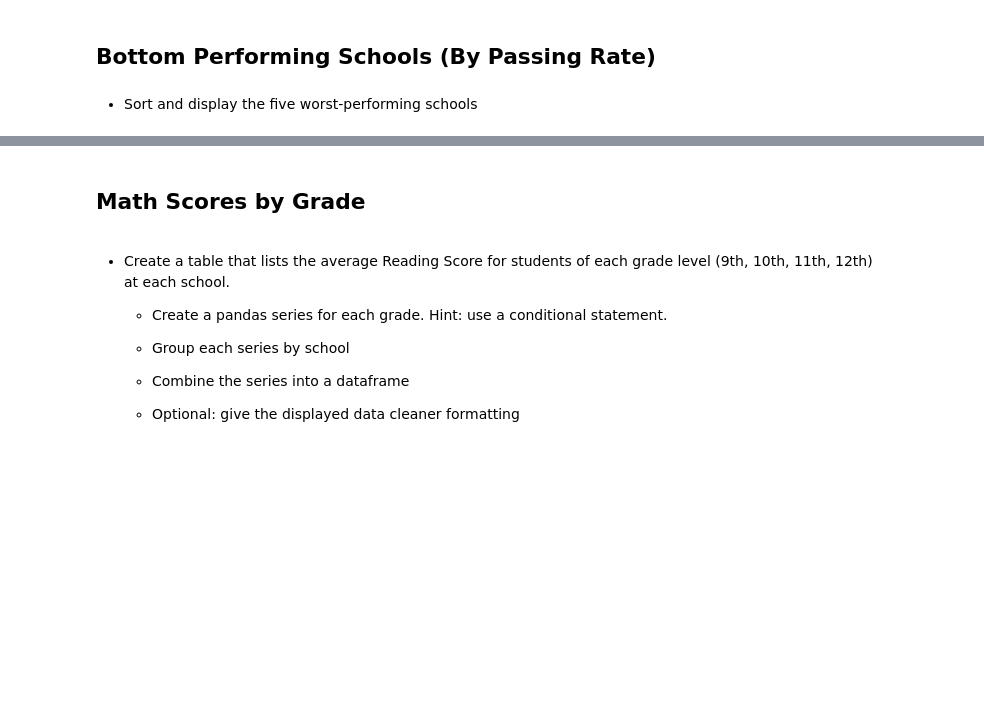
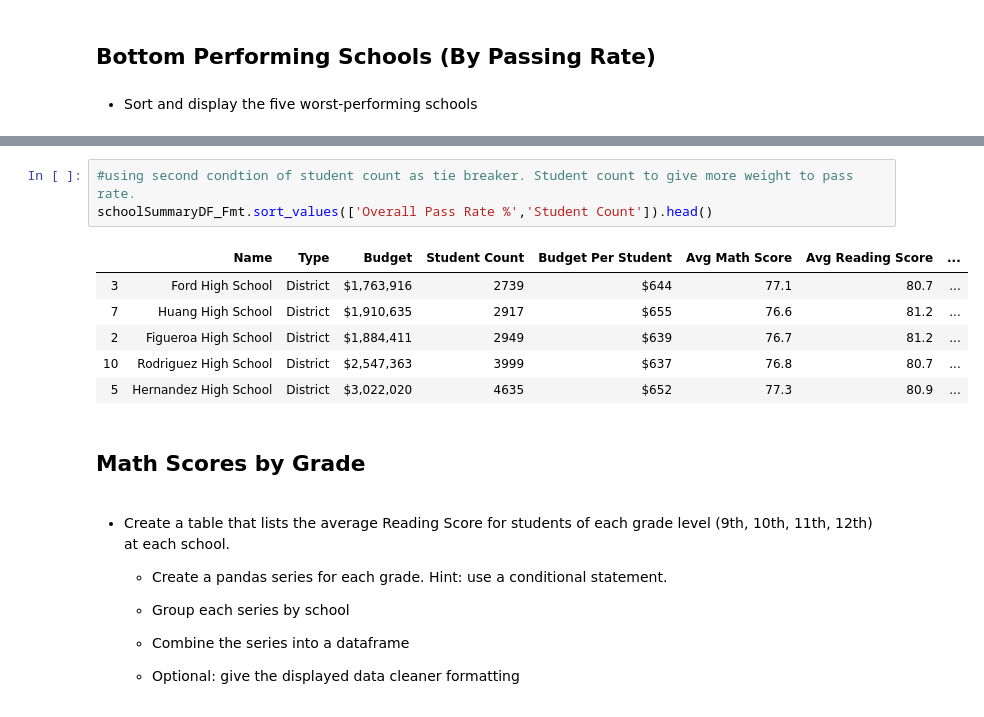
Before and after one commit to mhargroder/hw_04_Pandas, a Jupyter notebook: PyCitySchools_mHargroder.ipynb, the cells around one changed output, grey strips where cells are left out. Drawn from its saved outputs; the diff is of its cells as text; blank space fills up the shorter version.

```diff
--- a/PyCitySchools_mHargroder.ipynb
+++ b/PyCitySchools_mHargroder.ipynb
@@ -184,3 +177,13 @@ schoolSummaryDF_Fmt
+# %%
+#using second condtion of student count as tie breaker. Student count to give more weight to pass rate.
+schoolSummaryDF_Fmt.sort_values(['Overall Pass Rate %','Student Count']).head()
+# %% [output]
+|  | Name | Type | Budget | Student Count | Budget Per Student | Avg Math Score | Avg Reading Score | ... |
+| 3 | Ford High School | District | $1,763,916 | 2739 | $644 | 77.1 | 80.7 | ... |
+| 7 | Huang High School | District | $1,910,635 | 2917 | $655 | 76.6 | 81.2 | ... |
+| 2 | Figueroa High School | District | $1,884,411 | 2949 | $639 | 76.7 | 81.2 | ... |
+| 10 | Rodriguez High School | District | $2,547,363 | 3999 | $637 | 76.8 | 80.7 | ... |
+| 5 | Hernandez High School | District | $3,022,020 | 4635 | $652 | 77.3 | 80.9 | ... |
 # %% [markdown]
 ## Math Scores by Grade
 # %% [markdown]
```
Also changed, not shown: parts of 8 cells of this notebook.
